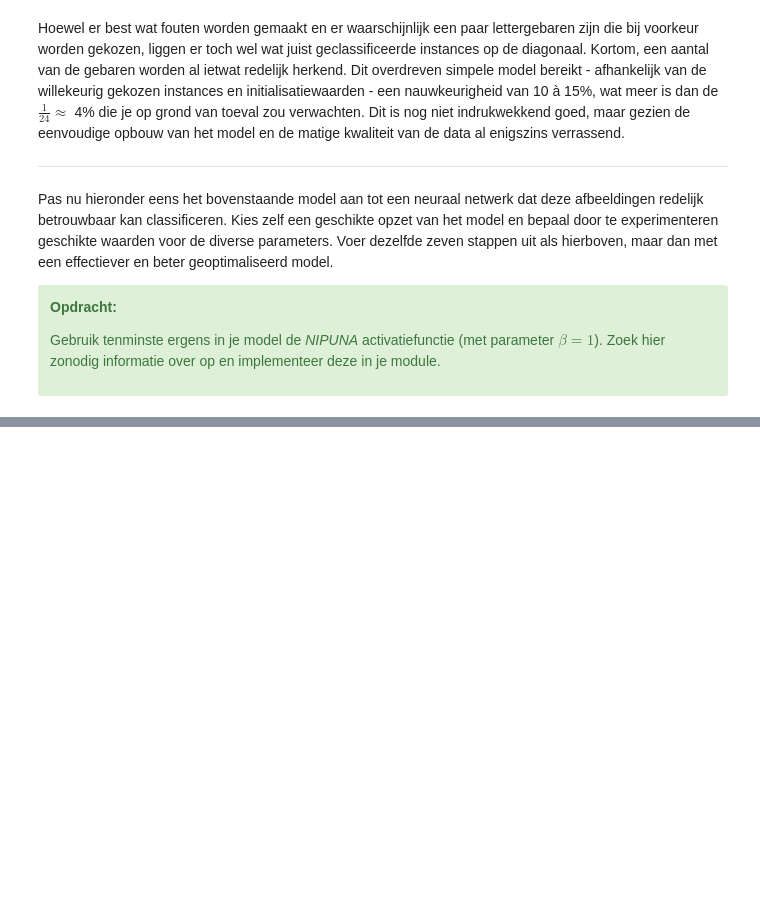
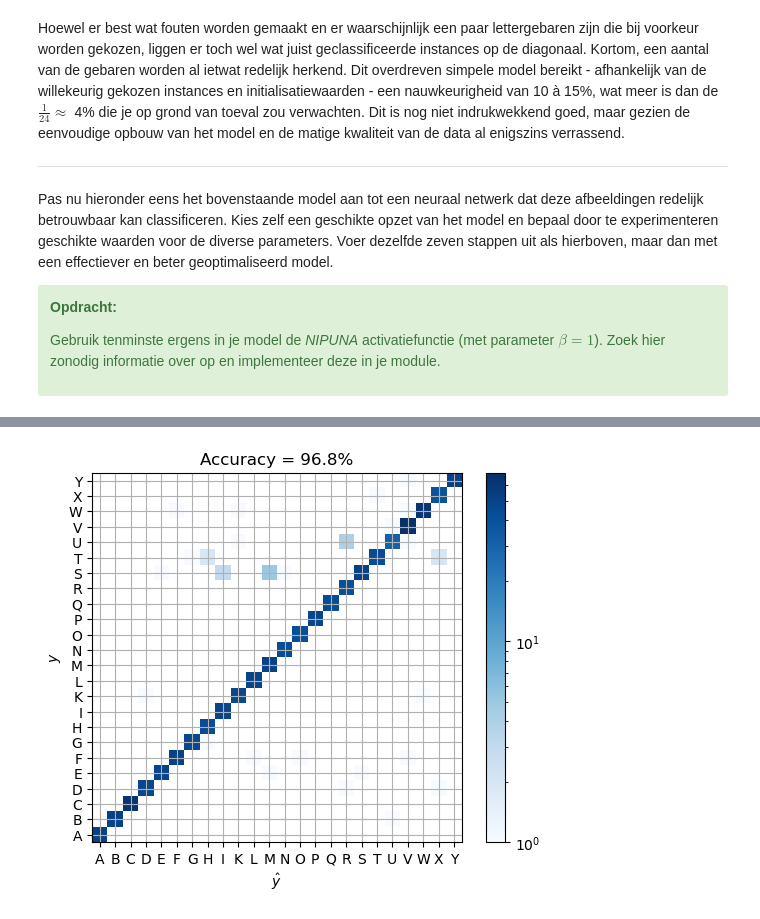
Before and after one commit to Vincent-Talen/Advanced-Datamining, a Jupyter notebook: Final-Assignment/Eindopdracht_v2324.1.ipynb, the cells around one changed output, grey strips where cells are left out. Drawn from its saved outputs; the diff is of its cells as text; code cells hidden in the pictures; blank space fills up the shorter version.

```diff
--- a/Final-Assignment/Eindopdracht_v2324.1.ipynb
+++ b/Final-Assignment/Eindopdracht_v2324.1.ipynb
@@ -240,3 +348,8 @@ starttime = perf_counter()
+# %%
+# STAP 7: CONFUSIONMATRIX
+data.confusion(tst_xs, tst_ys, model=my_model)
+# %% [output]
+[figure, added]
 # %%
 # Verander deze cel niet
 print(f'Verstreken tijd: {(perf_counter() - starttime) / 60.0:.1f} minuten.')
```
Also changed, not shown: parts of 33 cells of this notebook, 3 other files.
